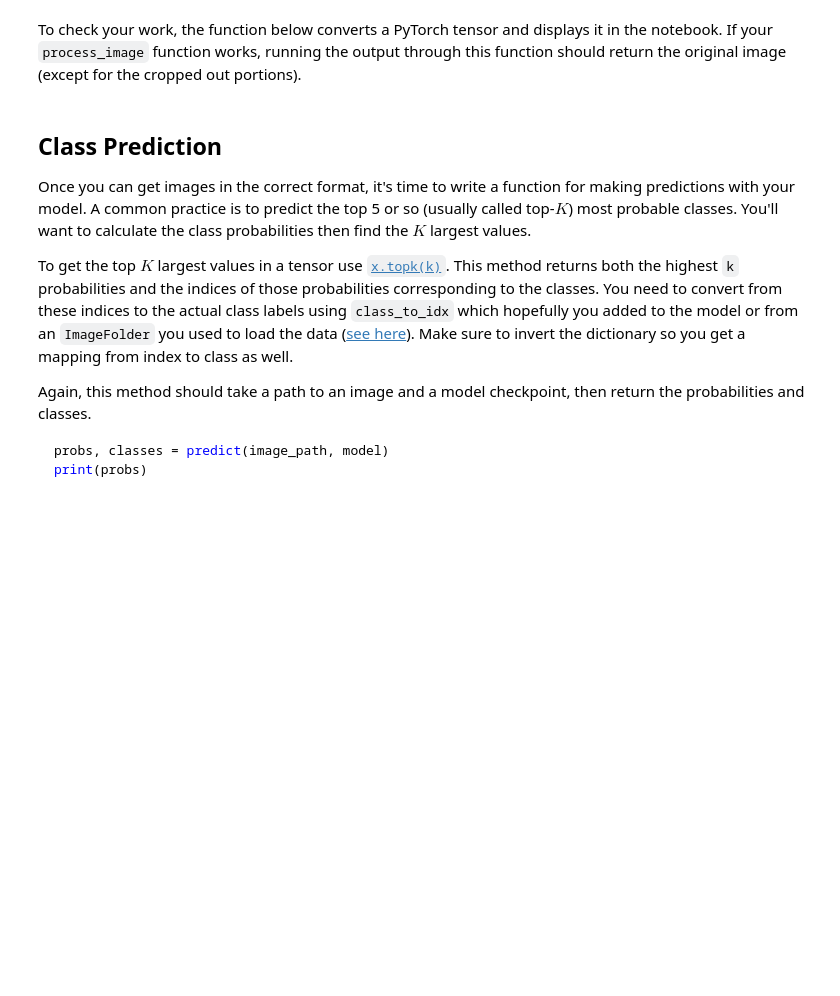
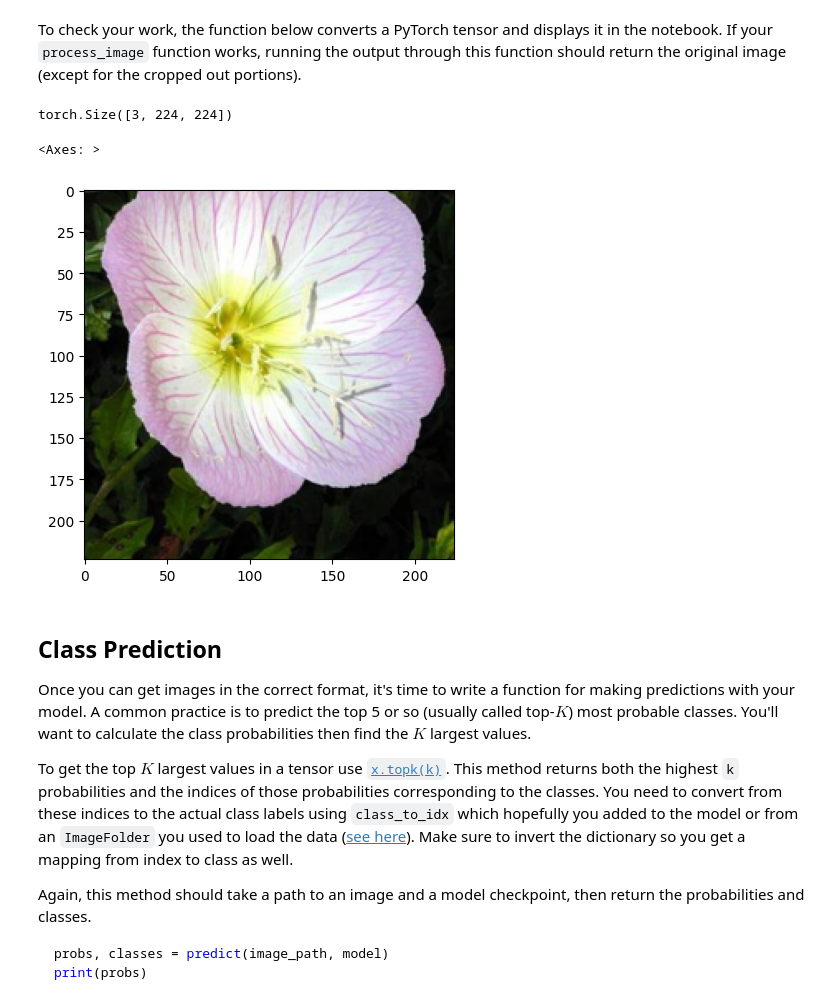
Before and after one commit to lienas/aipnd-project, a Jupyter notebook: Image Classifier Project.ipynb, the cells around one changed output. Saved outputs shown, nothing was run; the diff lists cells and outputs as text; code cells hidden in the pictures; blank space fills up the shorter version.

```diff
--- a/Image Classifier Project.ipynb
+++ b/Image Classifier Project.ipynb
@@ -346,13 +361,37 @@ Color channels of images are typically encoded as integers 0-255, but the model
 As before, the network expects the images to be normalized in a specific way. For the means, it's `[0.485, 0.456, 0.406]` and for the standard deviations `[0.229, 0.224, 0.225]`. You'll want to subtract the means from each color channel, then divide by the standard deviation.
 
 And finally, PyTorch expects the color channel to be the first dimension but it's the third dimension in the PIL image and Numpy array. You can reorder dimensions using [`ndarray.transpose`](https://docs.scipy.org/doc/numpy-1.13.0/reference/generated/numpy.ndarray.transpose.html). The color channel needs to be first and retain the order of the other two dimensions.
-# %%
-def process_image(image):
-    ''' Scales, crops, and normalizes a PIL image for a PyTorch model,
-        returns an Numpy array
-    '''
-
-    # TODO: Process a PIL image for use in a PyTorch model
+# %%
+def process_image(image):
+    ''' Scales, crops, and normalizes a PIL image for a PyTorch model,
+        returns image tensor
+    '''
+    pil_img = Image.open(image)
+
+    width, height = pil_img.size
+    if width < height:
+        new_width = 256
+        new_height = int(height * 256 / width)
+    else:
+        new_height = 256
+        new_width = int(width * 256 / height)
+    pil_img = pil_img.resize((new_width, new_height))
+
+    left = (new_width - 224) / 2
+    top = (new_height - 224) / 2
+    right = left + 224
+    bottom = top + 224
+    pil_img = pil_img.crop((left, top, right, bottom))
+
+    np_image = np.array(pil_img) / 255.0
+
+    mean = np.array([0.485, 0.456, 0.406])
+    std = np.array([0.229, 0.224, 0.225])
+    np_image = (np_image - mean) / std
+
+    np_image = np_image.transpose((2, 0, 1))
+
+    return torch.from_numpy(np_image).float()
 # %% [markdown]
 To check your work, the function below converts a PyTorch tensor and displays it in the notebook. If your `process_image` function works, running the output through this function should return the original image (except for the cropped out portions).
 # %%
@@ -376,6 +415,15 @@ def imshow(image, ax=None, title=None):
     ax.imshow(image)
 
     return ax
+# %%
+# test image preprocessing
+test_image = process_image('flower_data/test/1/image_06743.jpg')
+print(test_image.shape)
+imshow(test_image)
+# %% [output]
+torch.Size([3, 224, 224])
+<Axes: >
+[figure, added]
 # %% [markdown]
 ## Class Prediction
 
```
Also changed, not shown: parts of 13 cells of this notebook.
